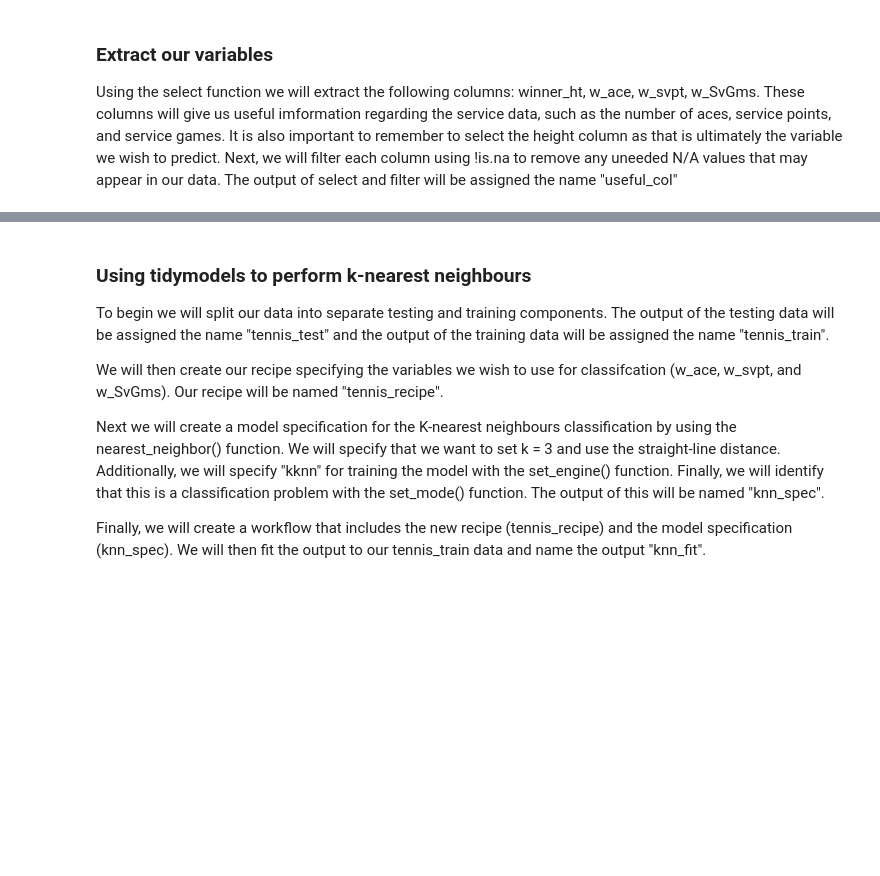
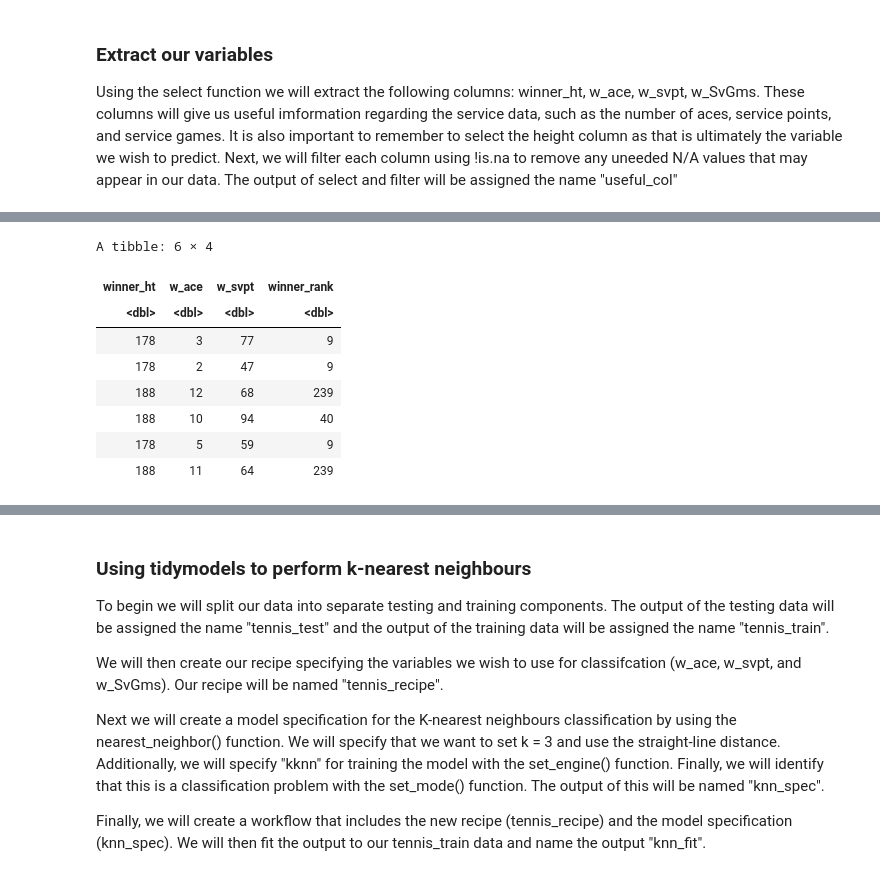
Before and after one commit to Tom0809/Group-Project, a Jupyter notebook: Group Project.ipynb, the cells around one changed output, grey strips where cells are left out. Saved outputs shown, nothing was run; the diff lists cells and outputs as text; code cells hidden in the pictures; blank space fills up the shorter version.

```diff
--- a/Group Project.ipynb
+++ b/Group Project.ipynb
@@ -184,0 +94,16 @@ A tibble: 4617 × 4
+# %%
+#we cut the win_ioc, here is the final data we use
+
+tennis<- select(useful_col, winner_ht, w_ace, w_svpt, winner_rank)
+
+head(tennis)
+# %% [output]
+A tibble: 6 × 4
+| winner_ht | w_ace | w_svpt | winner_rank |
+| <dbl> | <dbl> | <dbl> | <dbl> |
+| 178 | 3 | 77 | 9 |
+| 178 | 2 | 47 | 9 |
+| 188 | 12 | 68 | 239 |
+| 188 | 10 | 94 | 40 |
+| 178 | 5 | 59 | 9 |
+| 188 | 11 | 64 | 239 |
```
Also changed, not shown: parts of 21 cells of this notebook.
